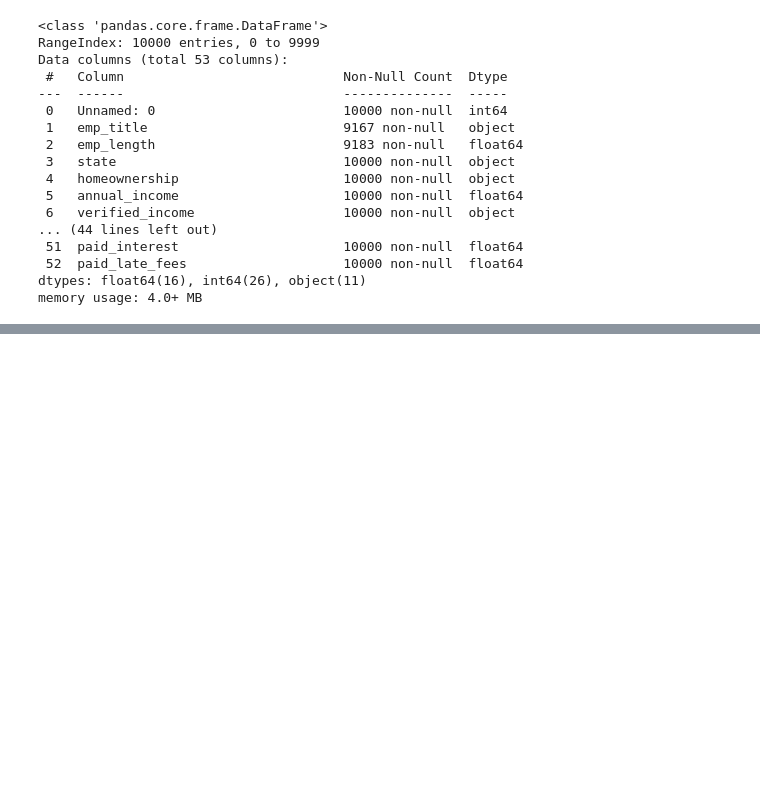
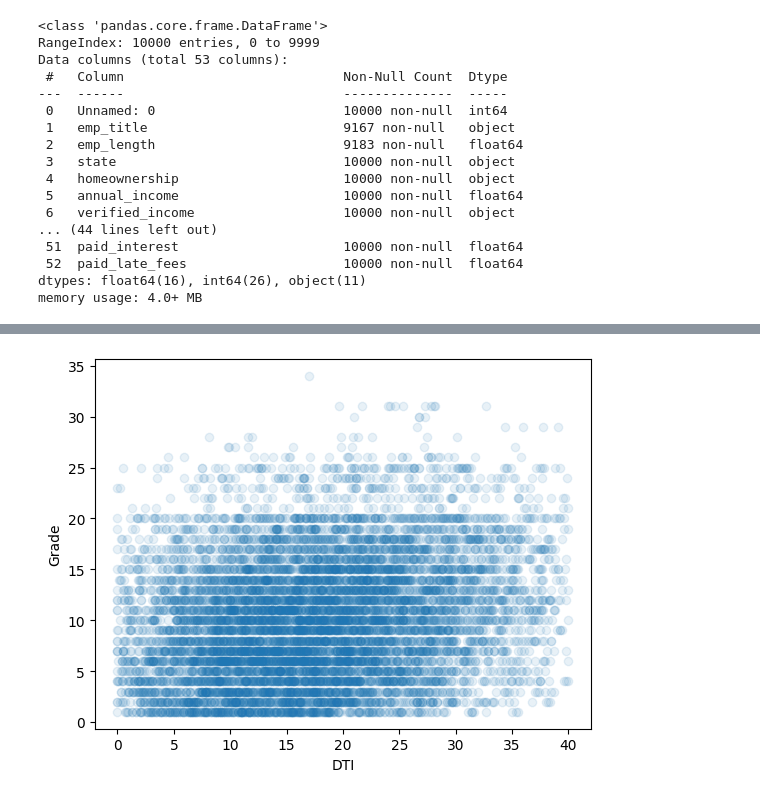
Before and after one commit to AdrianP428/DSRP_Project_MMF, a Jupyter notebook: DSRP_Project_AP.ipynb, the cells around one changed output, grey strips where cells are left out. Saved outputs shown, nothing was run; the diff lists cells and outputs as text; code cells hidden in the pictures; blank space fills up the shorter version.

```diff
--- a/DSRP_Project_AP.ipynb
+++ b/DSRP_Project_AP.ipynb
@@ -26,0 +99,7 @@ memory usage: 4.0+ MB
+# %%
+plt.scatter(df['dti_effective'], df['grade_num'], alpha = 0.1)
+plt.xlabel('DTI')
+plt.ylabel('Grade')
+plt.show()
+# %% [output]
+[figure, added]
```
Also changed, not shown: parts of 13 cells of this notebook.
